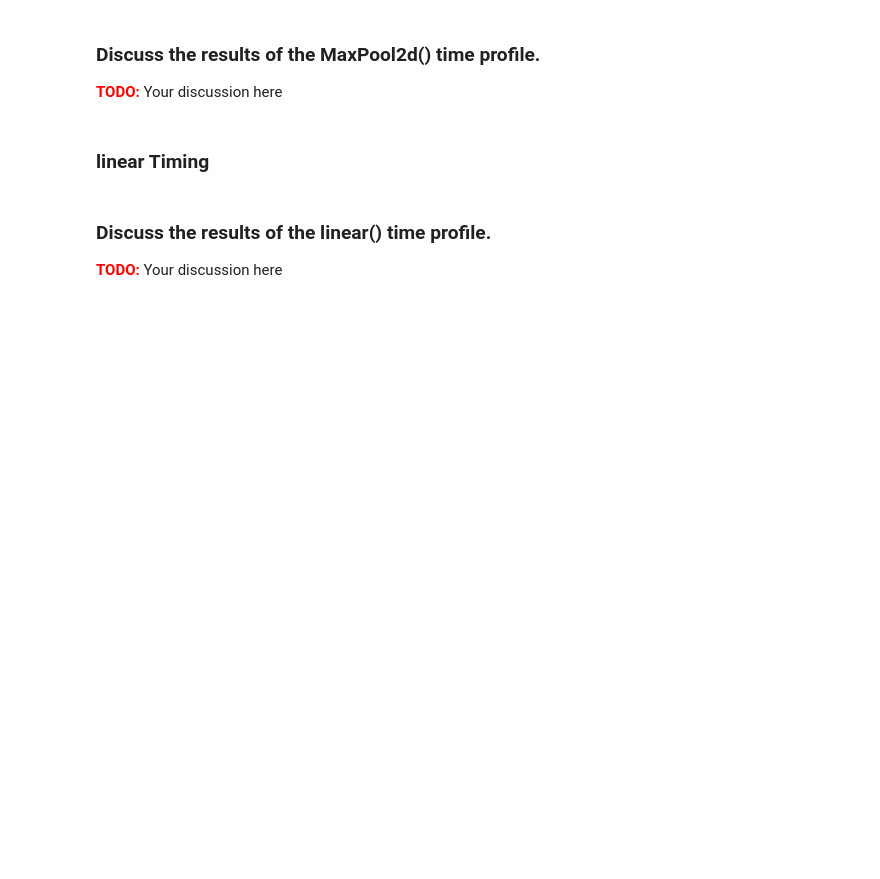
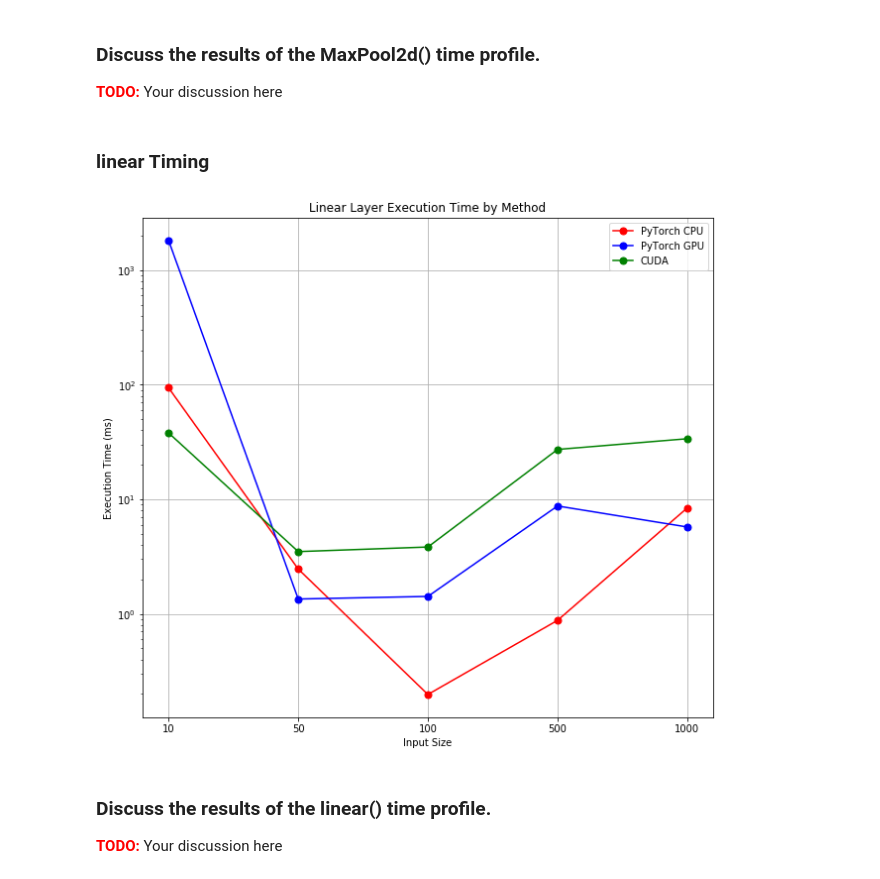
Before and after one commit to Bayice/e6792-2026spring-assign6-xh2707, a Jupyter notebook: KernelProfiling.ipynb, the cells around one changed output. Cells and saved outputs as stored; diff of their text form; code cells hidden in the pictures; blank space fills up the shorter version.

```diff
--- a/KernelProfiling.ipynb
+++ b/KernelProfiling.ipynb
@@ -179,3 +269,64 @@ plot_execution_times(time_pytorch_cpu, time_pytorch_gpu, time_cuda, title)
+# %%
+#####################################################################################
+# TODO: linear() time profile and plot. Define weight and bias shapes corresponding #
+#       to the input size.                                                          #
+#                                                                                   #
+# --------------------------- YOUR IMPLEMENTATION HERE ---------------------------- #
+#####################################################################################
+time_pytorch_cpu = []
+time_pytorch_gpu = []
+time_cuda = []
+
+for input_size in INPUT_SIZES:
+
+    time_pytorch_cpu_total = 0
+    time_pytorch_gpu_total = 0
+    time_cuda_total = 0
+
+    for _ in range(iterations):
+        input_array = np.random.randint(-10, high=10, size=(input_size,)).astype(np.float32)
+        weights = np.random.randint(-10, high=10, size=(input_size, input_size)).astype(np.float32)
+        bias = np.random.randint(-10, high=10, size=(input_size,)).astype(np.float32)
+
+        input_array_pytorch_cpu = torch.from_numpy(input_array).unsqueeze(0).unsqueeze(0)
+        weights_pytorch_cpu = torch.from_numpy(weights)
+        bias_pytorch_cpu = torch.from_numpy(bias)
+
+        pytorch_cpu_start = time.time()
+        output_array_pytorch_cpu = F.linear(input_array_pytorch_cpu, weights_pytorch_cpu, bias=bias_pytorch_cpu)
+        pytorch_cpu_end = time.time()
+        time_pytorch_cpu_total += (pytorch_cpu_end - pytorch_cpu_start) * 1000
+
+        pytorch_gpu_start = time.time()
+        input_array_pytorch_gpu = input_array_pytorch_cpu.to(device)
+        weights_pytorch_gpu = weights_pytorch_cpu.to(device)
+        bias_pytorch_gpu = bias_pytorch_cpu.to(device)
+        output_array_pytorch_gpu = F.linear(input_array_pytorch_gpu, weights_pytorch_gpu, bias=bias_pytorch_gpu)
+        output_array_pytorch_gpu = output_array_pytorch_gpu.cpu()
+        torch.cuda.synchronize()
+        pytorch_gpu_end = time.time()
+        time_pytorch_gpu_total += (pytorch_gpu_end - pytorch_gpu_start) * 1000
+
+        cuda_start = time.time()
+        cuda_output = cuda_functions.linear(input_array, weights, bias)
+        torch.cuda.synchronize()
+        cuda_end = time.time()
+        time_cuda_total += (cuda_end - cuda_start) * 1000
+
+    time_pytorch_cpu.append(time_pytorch_cpu_total / iterations)
+    time_pytorch_gpu.append(time_pytorch_gpu_total / iterations)
+    time_cuda.append(time_cuda_total / iterations)
+
+title = "Linear Layer Execution Time by Method"
+plot_execution_times(time_pytorch_cpu, time_pytorch_gpu, time_cuda, title)
+
+
+#####################################################################################
+# --------------------------- END YOUR IMPLEMENTATION ----------------------------- #
+# END TODO                                                                          #
+#####################################################################################
+# %% [output]
+[figure, added]
 # %% [markdown]
 ### Discuss the results of the linear() time profile.
 
```
Also changed, not shown: parts of 9 cells of this notebook.
